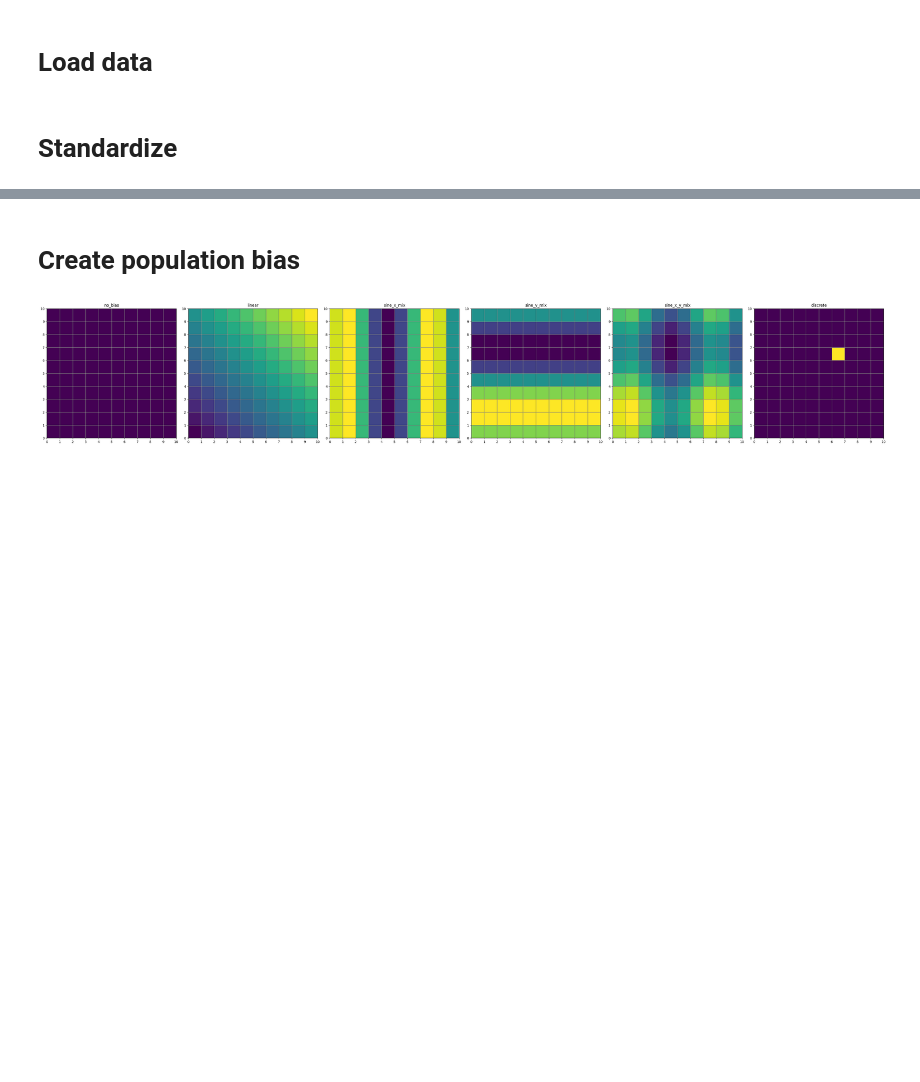
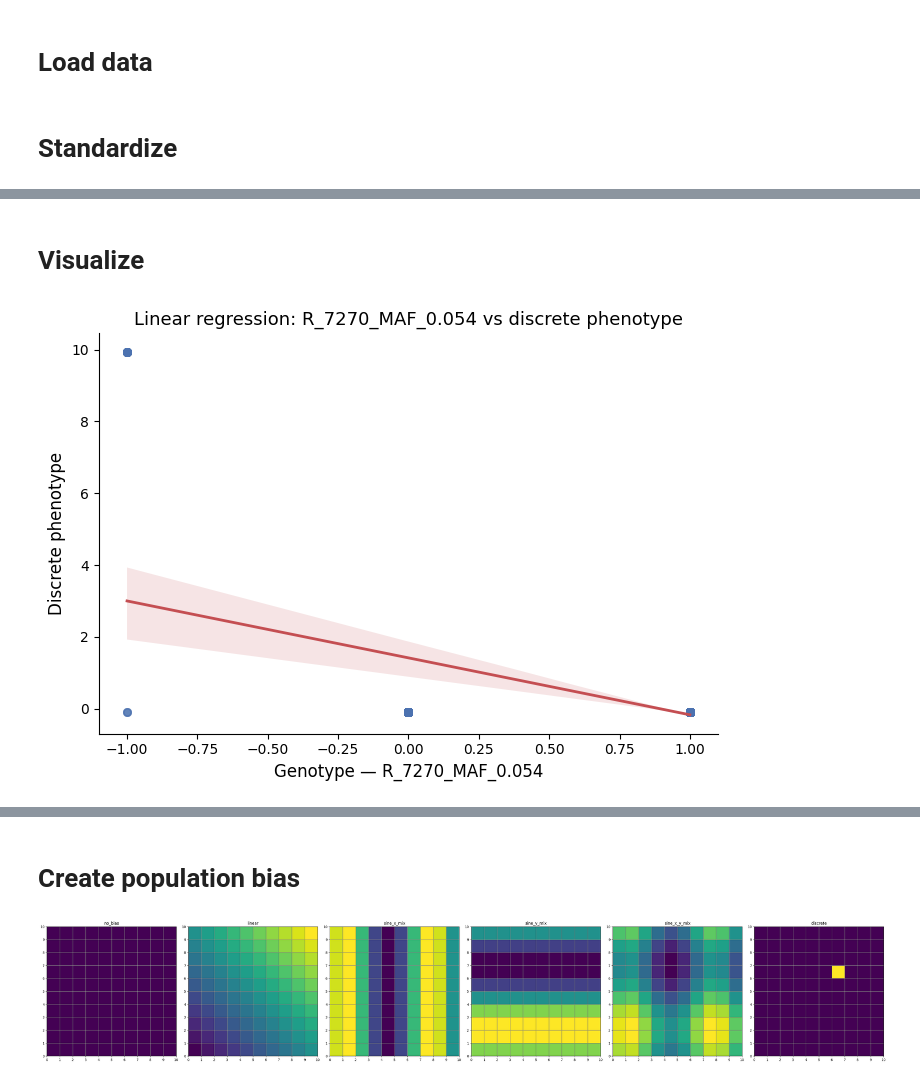
Before and after one commit to mat2m10/chasm, a Jupyter notebook: notebooks/coalescence_simulation_notebooks/Proof_of_Concept.ipynb, the cells around one changed output, grey strips where cells are left out. Drawn from its saved outputs; the diff is of its cells as text; code cells hidden in the pictures; blank space fills up the shorter version.

```diff
--- a/notebooks/coalescence_simulation_notebooks/Proof_of_Concept.ipynb
+++ b/notebooks/coalescence_simulation_notebooks/Proof_of_Concept.ipynb
@@ -101,0 +56,2 @@ H_obs
+# %%
+pheno = make_pheno(humans)
@@ -101,0 +62,3 @@ H_obs
+# %%
+chosen_bias = "discrete"
+pheno[chosen_bias] = (pheno[chosen_bias] - pheno[chosen_bias].mean()) / pheno[chosen_bias].std()
@@ -101,0 +76,38 @@ H_obs
+# %%
+chosen_snp = values.loc[
+    values["reasons"] == "lowest pval for bias (PC-corrected)", "names"
+].iloc[0]
+# %% [markdown]
+# Visualize
+# %%
+import seaborn as sns
+import matplotlib.pyplot as plt
+import pandas as pd
+
+# Build a tidy dataframe
+plot_df = pd.DataFrame({
+    "genotype": raw_geno[chosen_snp],
+    "phenotype": pheno["discrete"]
+})
+
+fig, ax = plt.subplots(figsize=(7, 5))
+
+sns.regplot(
+    data=plot_df,
+    x="genotype",
+    y="phenotype",
+    ax=ax,
+    scatter_kws={"alpha": 0.4, "s": 30, "color": "#4C72B0"},
+    line_kws={"color": "#C44E52", "linewidth": 2},
+    ci=95,           # shaded 95% confidence band around the regression line
+)
+
+ax.set_xlabel(f"Genotype — {chosen_snp}", fontsize=12)
+ax.set_ylabel("Discrete phenotype", fontsize=12)
+ax.set_title(f"Linear regression: {chosen_snp} vs discrete phenotype", fontsize=13)
+
+sns.despine()
+plt.tight_layout()
+plt.show()
+# %% [output]
+[figure, added]
```
Also changed, not shown: parts of 18 cells of this notebook, 2 other files.
